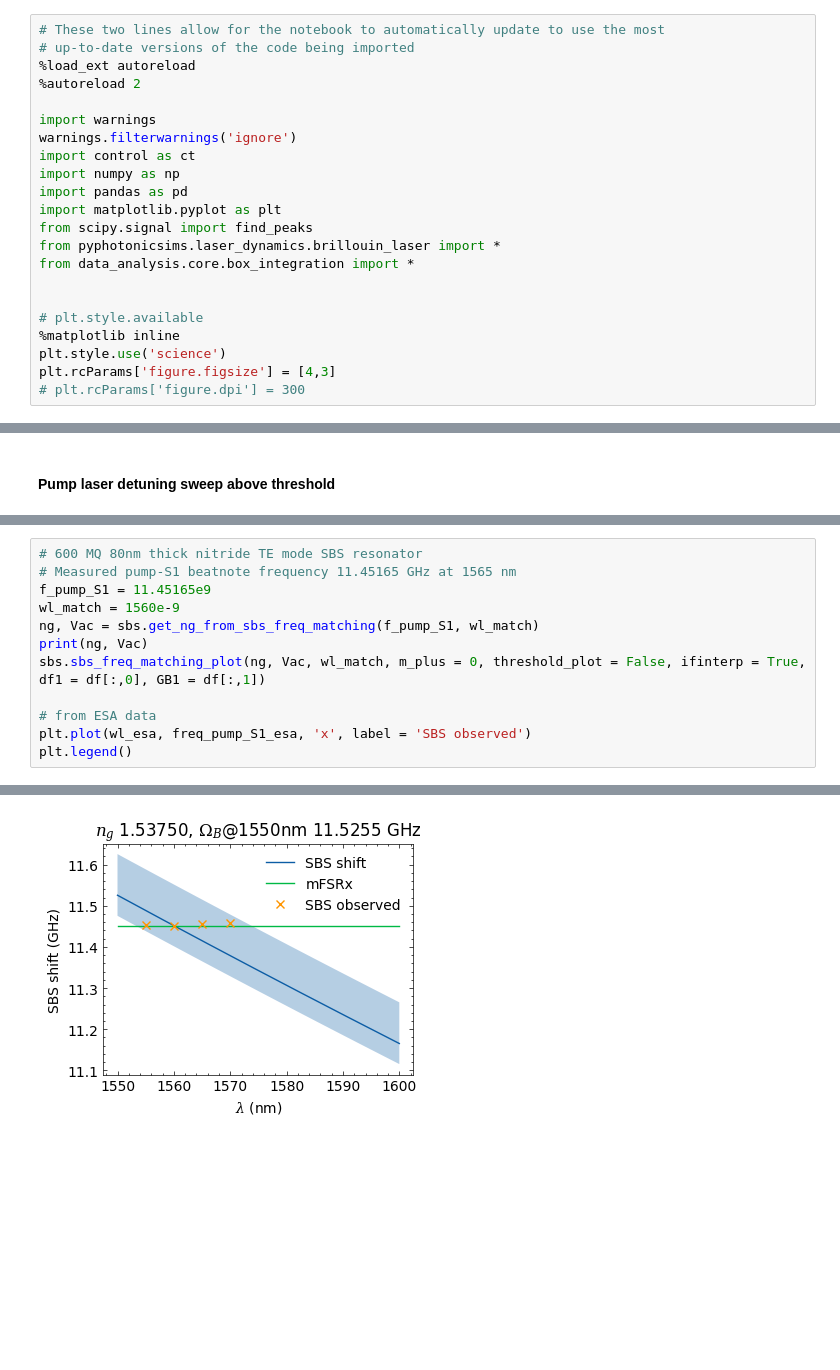
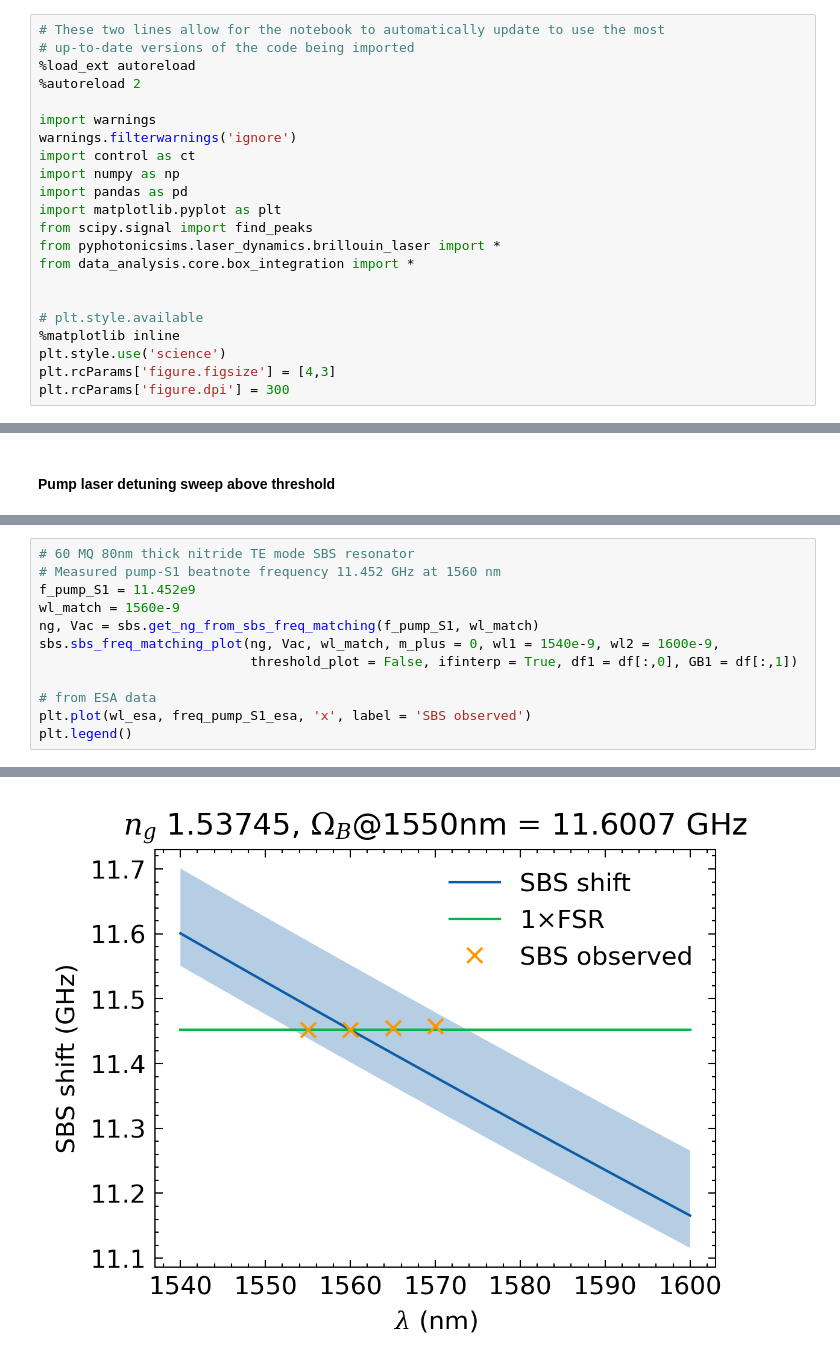
Before and after one commit to kaikai-liu/pyphotonicsims, a Jupyter notebook: notebook/1-sbs-lasers/SBS-laser-pzt-sbs-v1-R2710mm.ipynb, the cells around one changed output, grey strips where cells are left out. Cells and saved outputs as stored; diff of their text form; blank space fills up the shorter version.

```diff
--- a/notebook/1-sbs-lasers/SBS-laser-pzt-sbs-v1-R2710mm.ipynb
+++ b/notebook/1-sbs-lasers/SBS-laser-pzt-sbs-v1-R2710mm.ipynb
@@ -19,7 +22,7 @@ from data_analysis.core.box_integration import *
 %matplotlib inline
 plt.style.use('science')
 plt.rcParams['figure.figsize'] = [4,3]
-# plt.rcParams['figure.dpi'] = 300
+plt.rcParams['figure.dpi'] = 300
 # %% [markdown]
 ## Stimulated Brillouin scattering (SBS) laser model is based on Ryan O. Behunin's paper.
 #### Behunin, Ryan O., et al. "Fundamental noise dynamics in cascaded-order Brillouin lasers." Physical Review A 98.2 (2018): 023832.
@@ -175,11 +178,11 @@ array([11.452088, 11.45165 , 11.454741, 11.45758 ])
 # %%
-# 600 MQ 80nm thick nitride TE mode SBS resonator
-# Measured pump-S1 beatnote frequency 11.45165 GHz at 1565 nm
-f_pump_S1 = 11.45165e9
+# 60 MQ 80nm thick nitride TE mode SBS resonator
+# Measured pump-S1 beatnote frequency 11.452 GHz at 1560 nm
+f_pump_S1 = 11.452e9
 wl_match = 1560e-9
 ng, Vac = sbs.get_ng_from_sbs_freq_matching(f_pump_S1, wl_match)
-print(ng, Vac)
-sbs.sbs_freq_matching_plot(ng, Vac, wl_match, m_plus = 0, threshold_plot = False, ifinterp = True, df1 = df[:,0], GB1 = df[:,1])
+sbs.sbs_freq_matching_plot(ng, Vac, wl_match, m_plus = 0, wl1 = 1540e-9, wl2 = 1600e-9,
+                           threshold_plot = False, ifinterp = True, df1 = df[:,0], GB1 = df[:,1])
 
 # from ESA data
 plt.plot(wl_esa, freq_pump_S1_esa, 'x', label = 'SBS observed')
@@ -189,2 +193,2 @@ plt.legend()
 <matplotlib.legend.Legend at 0x...>
-[figure, old version]
+[figure, new version]
```
Also changed, not shown: parts of 8 cells of this notebook, 11 other files.
